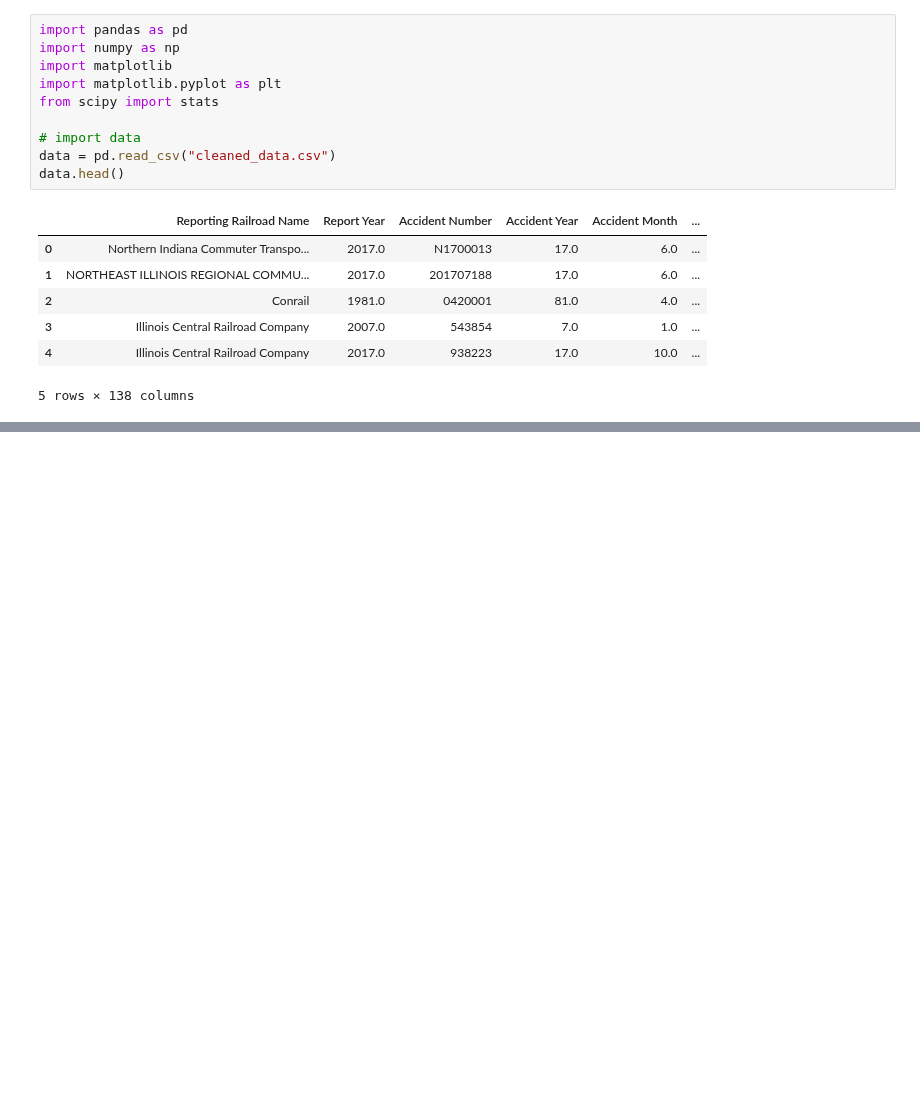
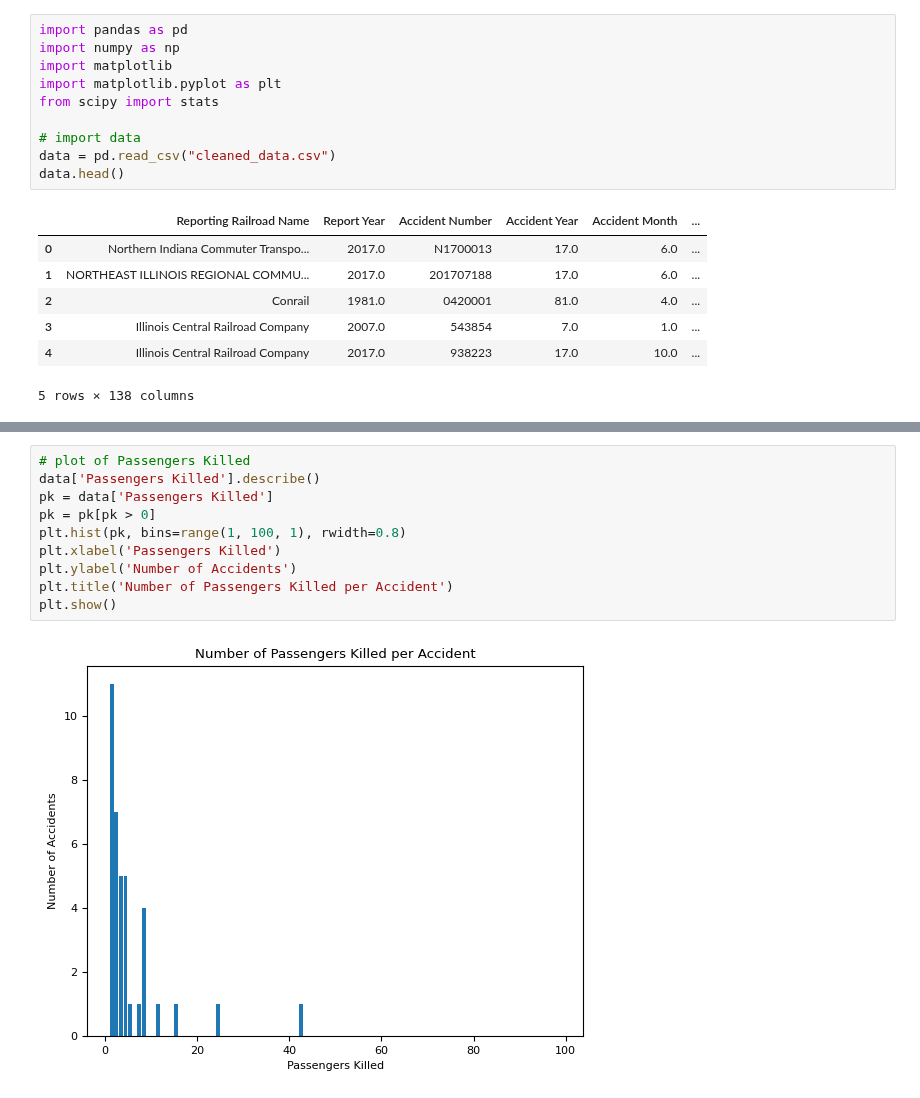
Before and after one commit to ndahlinuvm/Train-Derailment-287Project, a Jupyter notebook: visualization.ipynb, the cells around one changed output, grey strips where cells are left out. Cells and saved outputs as stored; diff of their text form; blank space fills up the shorter version.

```diff
--- a/visualization.ipynb
+++ b/visualization.ipynb
@@ -98 +95,13 @@ plt.show()
 [figure]
+# %%
+# plot of Passengers Killed
+data['Passengers Killed'].describe()
+pk = data['Passengers Killed']
+pk = pk[pk > 0]
+plt.hist(pk, bins=range(1, 100, 1), rwidth=0.8)
+plt.xlabel('Passengers Killed')
+plt.ylabel('Number of Accidents')
+plt.title('Number of Passengers Killed per Accident')
+plt.show()
+# %% [output]
+[figure, added]
```
Also changed, not shown: parts of 6 cells of this notebook.
